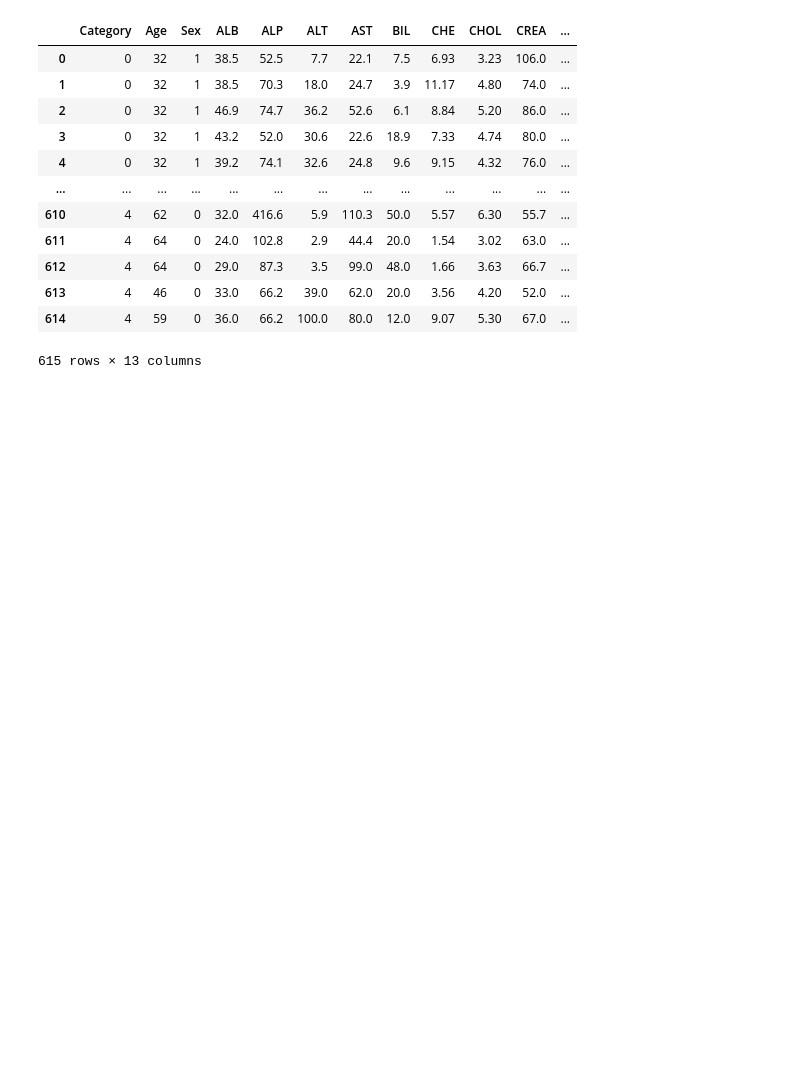
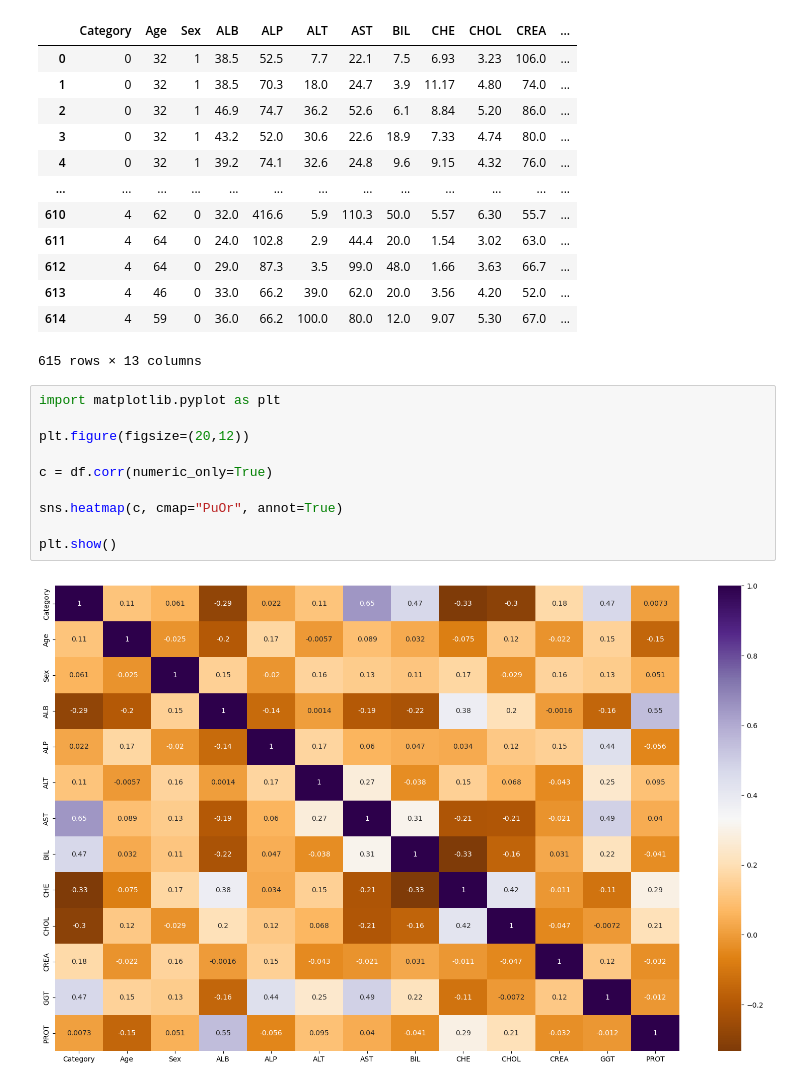
Before and after one commit to 2026623-Student/Ca-MachineLearning, a Jupyter notebook: Machine_Learning.ipynb, the cells around one changed output. Saved outputs shown, nothing was run; the diff lists cells and outputs as text; blank space fills up the shorter version.

```diff
--- a/Machine_Learning.ipynb
+++ b/Machine_Learning.ipynb
@@ -389,3 +389,15 @@ df
 | 613 | 4 | 46 | 0 | 33.0 | 66.2 | 39.0 | 62.0 | 20.0 | 3.56 | 4.20 | 52.0 | ... |
 | 614 | 4 | 59 | 0 | 36.0 | 66.2 | 100.0 | 80.0 | 12.0 | 9.07 | 5.30 | 67.0 | ... |
 615 rows × 13 columns
+# %%
+import matplotlib.pyplot as plt
+
+plt.figure(figsize=(20,12))
+
+c = df.corr(numeric_only=True)
+
+sns.heatmap(c, cmap="PuOr", annot=True)
+
+plt.show()
+# %% [output]
+[figure, added]
```
Also changed, not shown: 2 other files.
